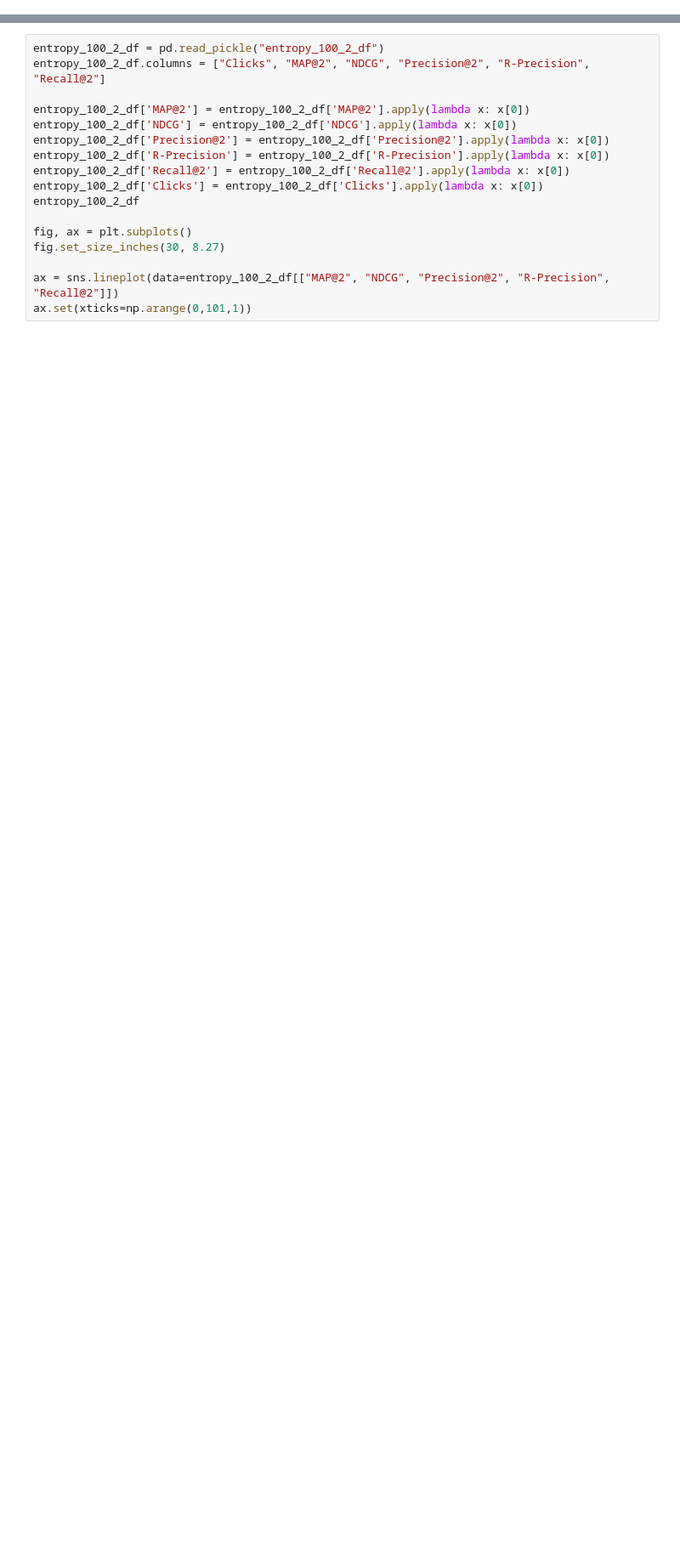
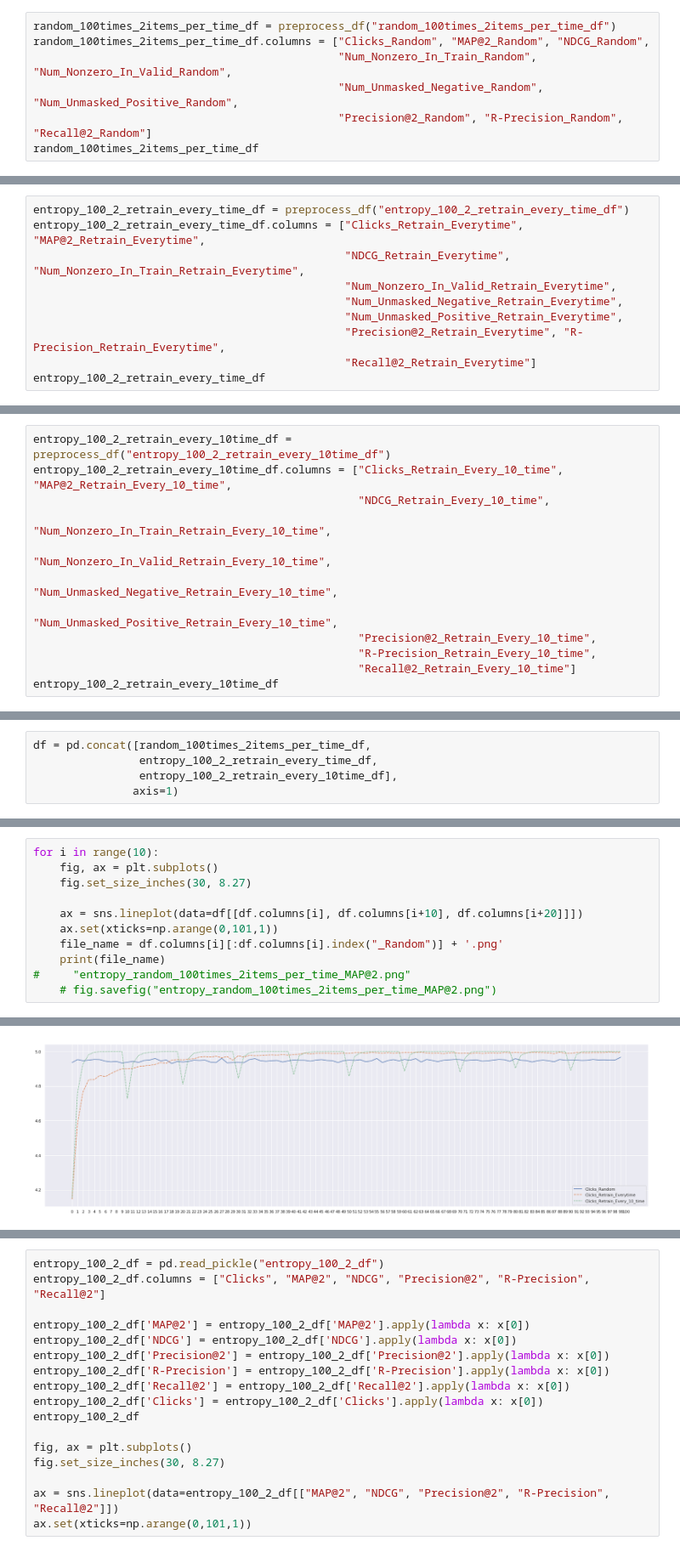
Before and after one commit to wuga214/Q-VAE-Recommendation, a Jupyter notebook: Kai Plot/Plot.ipynb, the cells around one changed output, grey strips where cells are left out. Shown at 85% size. Saved outputs shown, nothing was run; the diff lists cells and outputs as text; blank space fills up the shorter version.

```diff
--- a/Kai Plot/Plot.ipynb
+++ b/Kai Plot/Plot.ipynb
@@ -6,0 +18,7 @@ import matplotlib.pyplot as plt
+# %%
+random_100times_2items_per_time_df = preprocess_df("random_100times_2items_per_time_df")
+random_100times_2items_per_time_df.columns = ["Clicks_Random", "MAP@2_Random", "NDCG_Random",
+                                              "Num_Nonzero_In_Train_Random", "Num_Nonzero_In_Valid_Random",
+                                              "Num_Unmasked_Negative_Random", "Num_Unmasked_Positive_Random",
+                                              "Precision@2_Random", "R-Precision_Random", "Recall@2_Random"]
+random_100times_2items_per_time_df
@@ -6,0 +44,10 @@ import matplotlib.pyplot as plt
+# %%
+entropy_100_2_retrain_every_time_df = preprocess_df("entropy_100_2_retrain_every_time_df")
+entropy_100_2_retrain_every_time_df.columns = ["Clicks_Retrain_Everytime", "MAP@2_Retrain_Everytime",
+                                               "NDCG_Retrain_Everytime", "Num_Nonzero_In_Train_Retrain_Everytime",
+                                               "Num_Nonzero_In_Valid_Retrain_Everytime",
+                                               "Num_Unmasked_Negative_Retrain_Everytime",
+                                               "Num_Unmasked_Positive_Retrain_Everytime",
+                                               "Precision@2_Retrain_Everytime", "R-Precision_Retrain_Everytime",
+                                               "Recall@2_Retrain_Everytime"]
+entropy_100_2_retrain_every_time_df
@@ -6,0 +73,12 @@ import matplotlib.pyplot as plt
+# %%
+entropy_100_2_retrain_every_10time_df = preprocess_df("entropy_100_2_retrain_every_10time_df")
+entropy_100_2_retrain_every_10time_df.columns = ["Clicks_Retrain_Every_10_time", "MAP@2_Retrain_Every_10_time",
+                                                 "NDCG_Retrain_Every_10_time",
+                                                 "Num_Nonzero_In_Train_Retrain_Every_10_time",
+                                                 "Num_Nonzero_In_Valid_Retrain_Every_10_time",
+                                                 "Num_Unmasked_Negative_Retrain_Every_10_time",
+                                                 "Num_Unmasked_Positive_Retrain_Every_10_time",
+                                                 "Precision@2_Retrain_Every_10_time",
+                                                 "R-Precision_Retrain_Every_10_time",
+                                                 "Recall@2_Retrain_Every_10_time"]
+entropy_100_2_retrain_every_10time_df
@@ -6,0 +104,5 @@ import matplotlib.pyplot as plt
+# %%
+df = pd.concat([random_100times_2items_per_time_df,
+                entropy_100_2_retrain_every_time_df,
+                entropy_100_2_retrain_every_10time_df],
+               axis=1)
@@ -6,0 +115,12 @@ import matplotlib.pyplot as plt
+# %%
+for i in range(10):
+    fig, ax = plt.subplots()
+    fig.set_size_inches(30, 8.27)
+
+    ax = sns.lineplot(data=df[[df.columns[i], df.columns[i+10], df.columns[i+20]]])
+    ax.set(xticks=np.arange(0,101,1))
+    file_name = df.columns[i][:df.columns[i].index("_Random")] + '.png'
+    print(file_name)
+#     "entropy_random_100times_2items_per_time_MAP@2.png"
+    # fig.savefig("entropy_random_100times_2items_per_time_MAP@2.png")
+# %% [output]
@@ -6,0 +137 @@ import matplotlib.pyplot as plt
+[figure, added]
```
Also changed, not shown: parts of 16 cells of this notebook, 11 other files.
